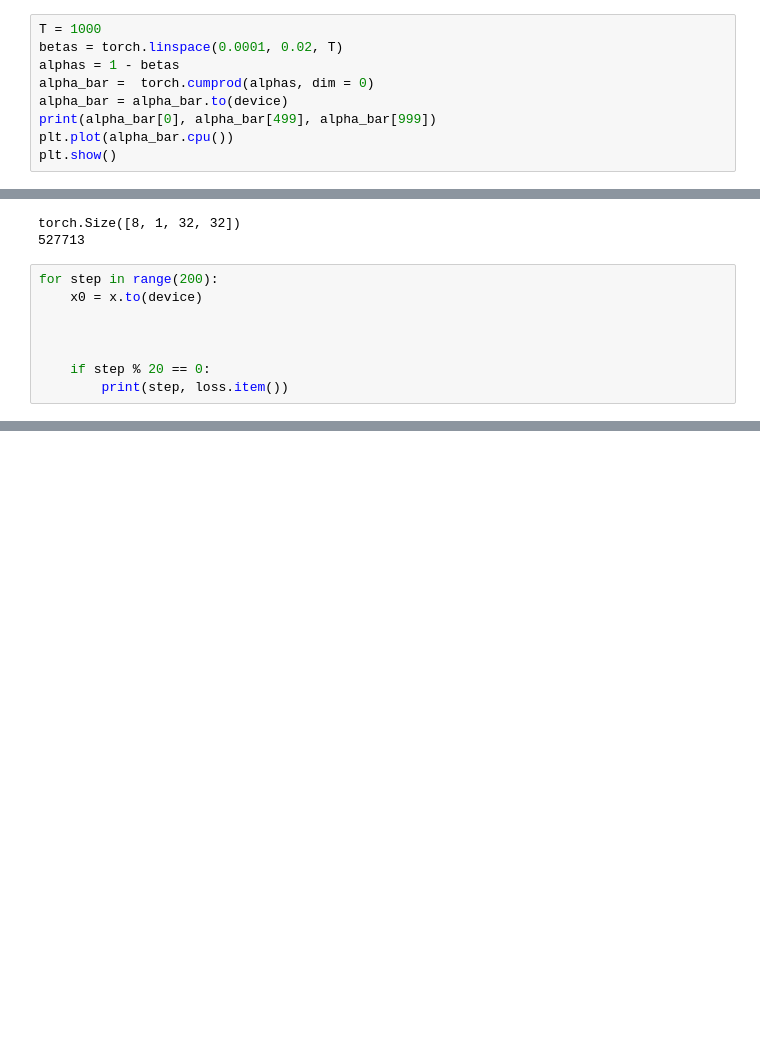
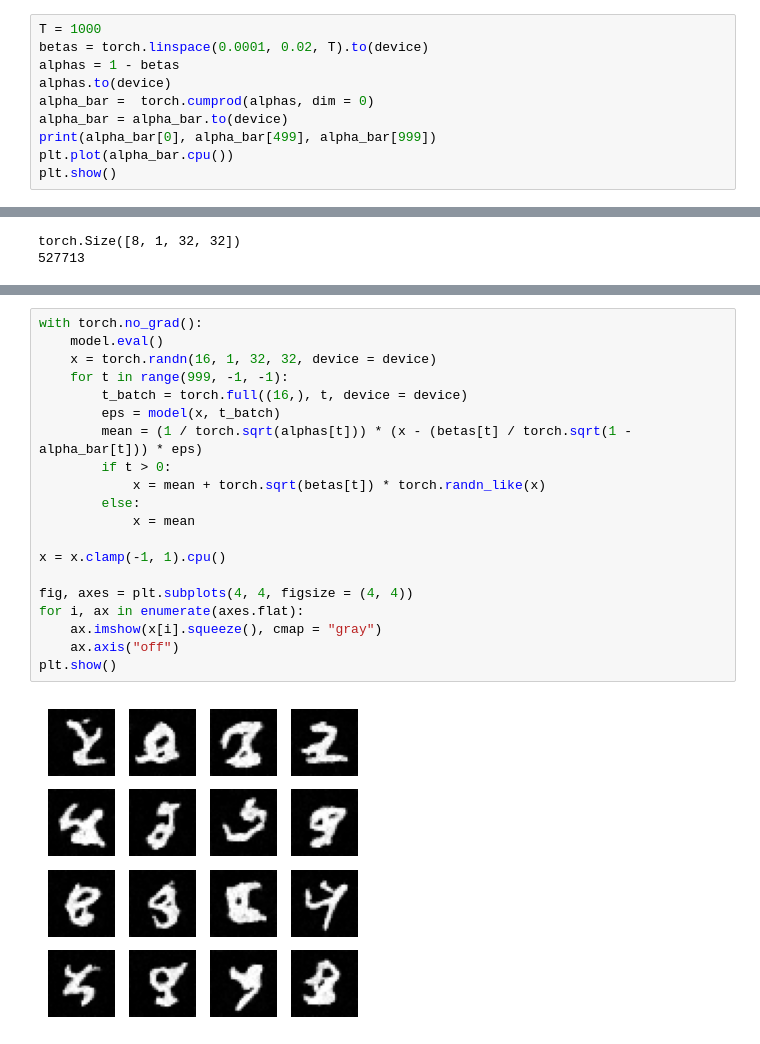
Before and after one commit to abrandonwang/text-to-sound, a Jupyter notebook: ddpm-mnist.ipynb, the cells around one changed output, grey strips where cells are left out. Drawn from its saved outputs; the diff is of its cells as text; blank space fills up the shorter version.

Commit message:
Kaggle Notebook | ddpm-mnist | add DDPM sampler, digit-like strokes after 5 epoch

```diff
--- a/ddpm-mnist.ipynb
+++ b/ddpm-mnist.ipynb
@@ -53,7 +53,8 @@ tensor(1.0517)
 # %%
 T = 1000
-betas = torch.linspace(0.0001, 0.02, T)
+betas = torch.linspace(0.0001, 0.02, T).to(device)
 alphas = 1 - betas
+alphas.to(device)
 alpha_bar =  torch.cumprod(alphas, dim = 0)
 alpha_bar = alpha_bar.to(device)
 print(alpha_bar[0], alpha_bar[499], alpha_bar[999])
@@ -169,11 +170,3 @@ opt = torch.optim.Adam(model.parameters(), lr = 1e-3)
 # %% [output]
 torch.Size([8, 1, 32, 32])
 527713
-# %%
-for step in range(200):
-    x0 = x.to(device)
-
-
-
-    if step % 20 == 0:
-        print(step, loss.item())
@@ -214,0 +197,22 @@ torch.save(model.state_dict(), "/kaggle/working/unet_mnist.pt")
+# %%
+with torch.no_grad():
+    model.eval()
+    x = torch.randn(16, 1, 32, 32, device = device)
+    for t in range(999, -1, -1):
+        t_batch = torch.full((16,), t, device = device)
+        eps = model(x, t_batch)
+        mean = (1 / torch.sqrt(alphas[t])) * (x - (betas[t] / torch.sqrt(1 - alpha_bar[t])) * eps)
+        if t > 0:
+            x = mean + torch.sqrt(betas[t]) * torch.randn_like(x)
+        else:
+            x = mean
+
+x = x.clamp(-1, 1).cpu()
+
+fig, axes = plt.subplots(4, 4, figsize = (4, 4))
+for i, ax in enumerate(axes.flat):
+    ax.imshow(x[i].squeeze(), cmap = "gray")
+    ax.axis("off")
+plt.show()
+# %% [output]
+[figure, added]
```
Also changed, not shown: parts of 5 cells of this notebook.
